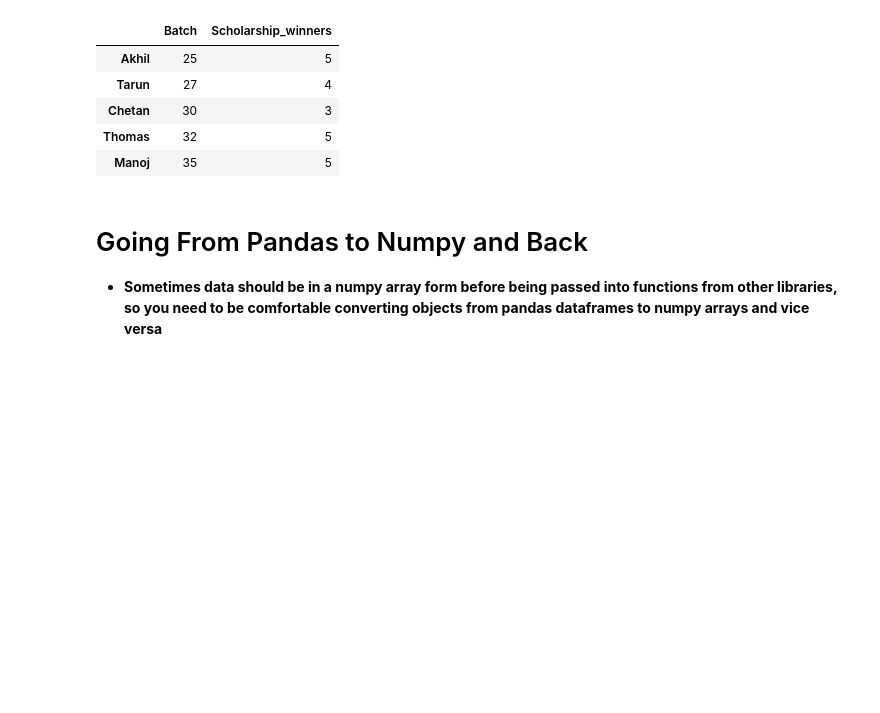
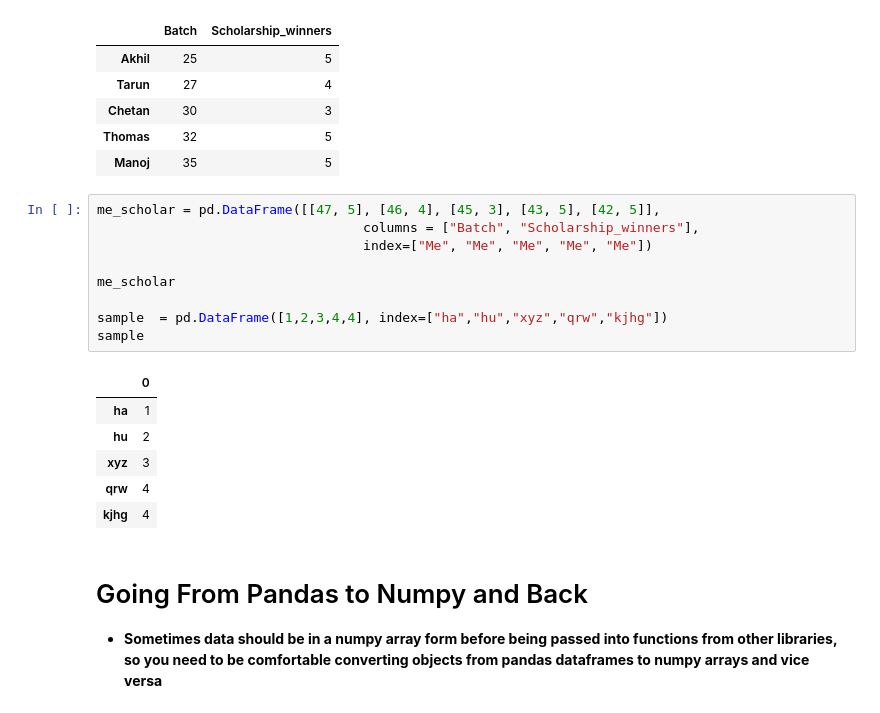
Before and after one commit to FearFighter/insofe_data_sc, a Jupyter notebook: 20180826/20180826_Batch47_CSE7212c_Python_Intro/Python_Data_Science/20180826_Batch47_CSE7212c_Python_Data_Science.ipynb, the cells around one changed output. Cells and saved outputs as stored; diff of their text form; blank space fills up the shorter version.

```diff
--- a/20180826/20180826_Batch47_CSE7212c_Python_Intro/Python_Data_Science/20180826_Batch47_CSE7212c_Python_Data_Science.ipynb
+++ b/20180826/20180826_Batch47_CSE7212c_Python_Intro/Python_Data_Science/20180826_Batch47_CSE7212c_Python_Data_Science.ipynb
@@ -304,6 +363,22 @@ sampleDataFromList
 | Chetan | 30 | 3 |
 | Thomas | 32 | 5 |
 | Manoj | 35 | 5 |
+# %%
+me_scholar = pd.DataFrame([[47, 5], [46, 4], [45, 3], [43, 5], [42, 5]],
+                                  columns = ["Batch", "Scholarship_winners"],
+                                  index=["Me", "Me", "Me", "Me", "Me"])
+
+me_scholar
+
+sample  = pd.DataFrame([1,2,3,4,4], index=["ha","hu","xyz","qrw","kjhg"])
+sample
+# %% [output]
+|  | 0 |
+| ha | 1 |
+| hu | 2 |
+| xyz | 3 |
+| qrw | 4 |
+| kjhg | 4 |
 # %% [markdown]
 # Going From Pandas to Numpy and Back
 
```
Also changed, not shown: parts of 48 cells of this notebook, 55 other files.
